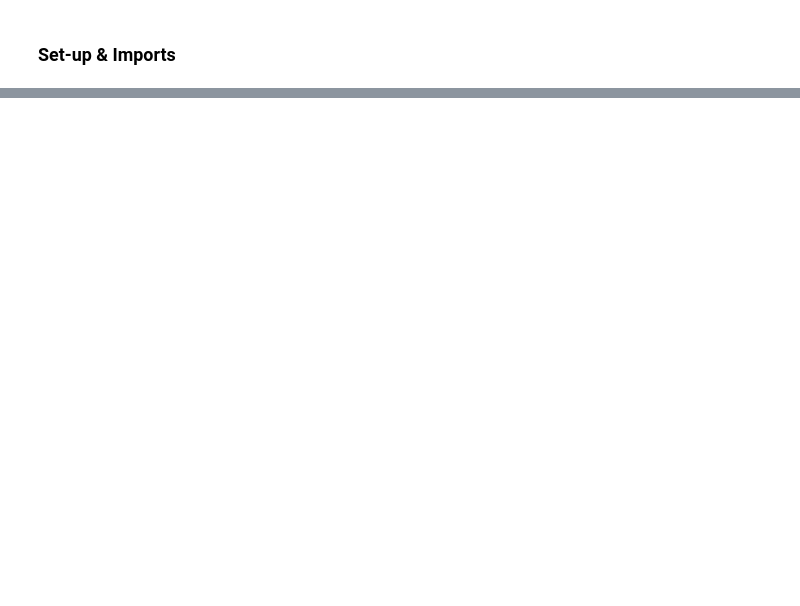
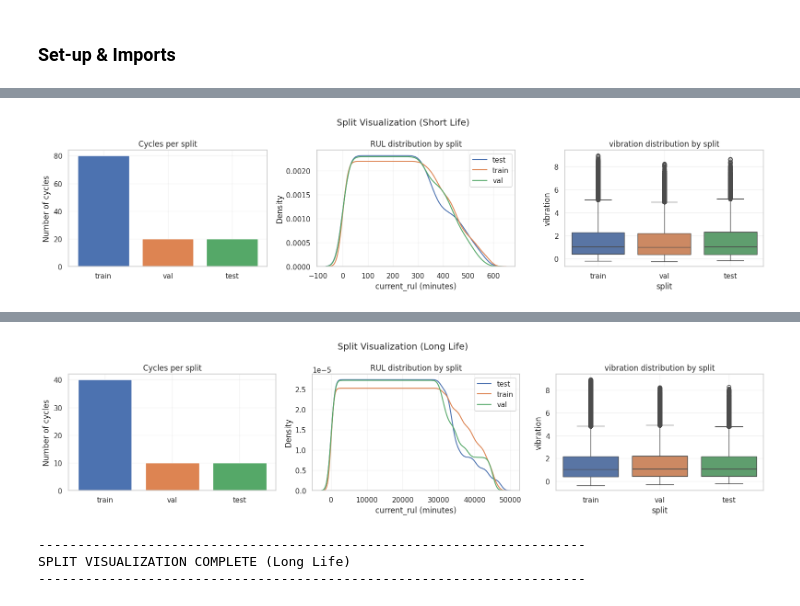
Before and after one commit to canozkan17/ROS2-Based-Smart-Factory-Digital-Twin, a Jupyter notebook: model_hydraulic_press_Training.ipynb, the cells around one changed output, grey strips where cells are left out. Cells and saved outputs as stored; diff of their text form; code cells hidden in the pictures; blank space fills up the shorter version.

```diff
--- a/model_hydraulic_press_Training.ipynb
+++ b/model_hydraulic_press_Training.ipynb
@@ -908,0 +727,75 @@ Saved plots in: /home/can_ozkan/capstone_project/hydraulic_press data/diagnostic
+# %%
+print_header("3A/ SPLIT VISUALIZATION - cycles, RUL & sensor distributions")
+
+def visualize_splits(df_train, df_val, df_test, title_suffix=""):
+    # Ensure RUL is present
+    assert 'current_rul' in df_train.columns, "current_rul missing in selected split dataframe"
+
+    # Choose a sensor to visualize (prefer 'vibration' or fallback)
+    preferred = 'vibration'
+    if preferred in df_train.columns:
+        sensor_col = preferred
+    else:
+        exclude = {'cycle_id', 'time_min', 'timestamp', 'total_rul', 'current_rul'}
+        numeric = get_numeric_sensor_cols(df_train, exclude)
+        sensor_col = numeric[0] if len(numeric) > 0 else None
+
+    assert sensor_col is not None, "No suitable sensor or feature column found for visualization"
+
+    # Prepare combined dataframe for easy plotting
+    def tag_split(df, name):
+        d = df[[sensor_col, 'current_rul', 'cycle_id']].copy()
+        d['split'] = name
+        return d
+
+    plot_df = pd.concat([
+        tag_split(df_train, 'train'),
+        tag_split(df_val, 'val'),
+        tag_split(df_test, 'test')
+    ], ignore_index=True)
+
+    print_kv([
+        ('Dataset', title_suffix),
+        ('Selected sensor', sensor_col),
+        ('Train cycles', df_train['cycle_id'].nunique()),
+        ('Val cycles', df_val['cycle_id'].nunique()),
+        ('Test cycles', df_test['cycle_id'].nunique())
+    ])
+
+    fig, axes = plt.subplots(1, 3, figsize=(16, 4))
+
+    # Cycles per split
+    counts = [df_train['cycle_id'].nunique(),
+              df_val['cycle_id'].nunique(),
+              df_test['cycle_id'].nunique()]
+    axes[0].bar(['train', 'val', 'test'], counts,
+                color=['#4c72b0', '#dd8452', '#55a868'])
+    axes[0].set_title('Cycles per split')
+    axes[0].set_ylabel('Number of cycles')
+    axes[0].grid(alpha=0.25)
+
+    # RUL distribution (overlayed KDEs)
+    for name, grp in plot_df.groupby('split'):
+        sns.kdeplot(grp['current_rul'], ax=axes[1], label=name, fill=False)
+    axes[1].set_title('RUL distribution by split')
+    axes[1].set_xlabel('current_rul (minutes)')
+    axes[1].legend()
+    axes[1].grid(alpha=0.25)
+
+    # Sensor distribution (boxplot)
+    sns.boxplot(x='split', y=sensor_col, data=plot_df,
+                ax=axes[2], palette=['#4c72b0', '#dd8452', '#55a868'])
+    axes[2].set_title(f'{sensor_col} distribution by split')
+    axes[2].grid(alpha=0.25)
+
+    plt.suptitle(f"Split Visualization {title_suffix}", fontsize=14)
+    plt.tight_layout()
+    plt.show()
+
+    print_footer(f"SPLIT VISUALIZATION COMPLETE {title_suffix}")
+
+
+# Run for both datasets
+visualize_splits(df_train_raw_short_life, df_val_raw_short_life, df_test_raw_short_life, title_suffix="(Short Life)")
+visualize_splits(df_train_raw_long_life, df_val_raw_long_life, df_test_raw_long_life, title_suffix="(Long Life)")
+# %% [output]
@@ -908,0 +810 @@ Saved plots in: /home/can_ozkan/capstone_project/hydraulic_press data/diagnostic
+[figure, added]
@@ -908,0 +819,4 @@ Saved plots in: /home/can_ozkan/capstone_project/hydraulic_press data/diagnostic
+[figure, added]
+----------------------------------------------------------------------
+SPLIT VISUALIZATION COMPLETE (Long Life)
+----------------------------------------------------------------------
```
Also changed, not shown: parts of 55 cells of this notebook, 41 other files.
